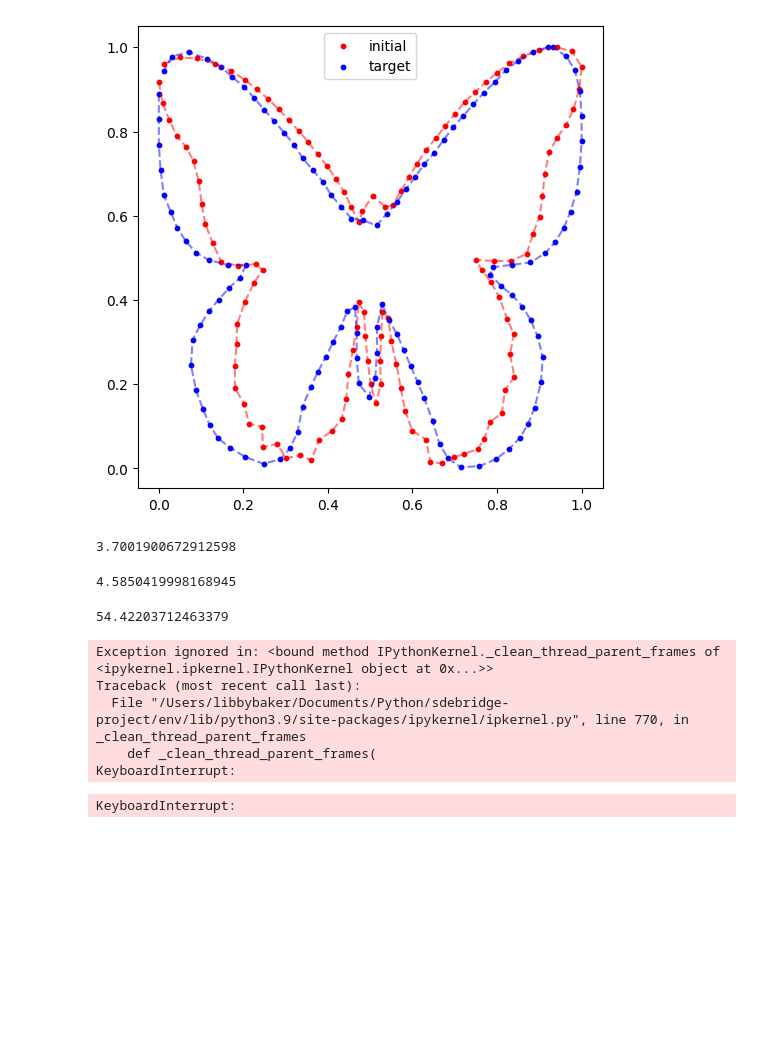
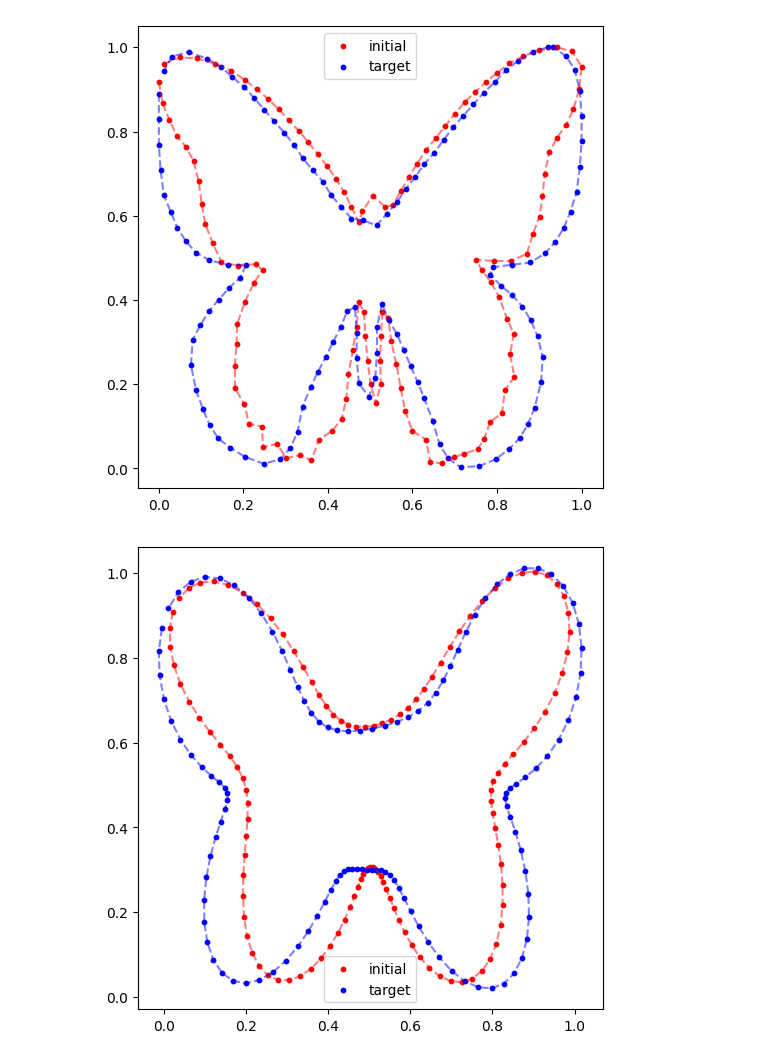
Before and after one commit to libbylbaker/infsdebridge, a Jupyter notebook: experiments/kunita_bridge_fourier.ipynb, the cells around one changed output. Saved outputs shown, nothing was run; the diff lists cells and outputs as text; code cells hidden in the pictures; blank space fills up the shorter version.

```diff
--- a/experiments/kunita_bridge_fourier.ipynb
+++ b/experiments/kunita_bridge_fourier.ipynb
@@ -24,19 +25,0 @@ n_samples = 100
-# %%
-def fourier_coefficients(array, num_bases):
-    """Array of shape [..., pts, dim]
-    Returns array of shape [..., :2*num_bases, dim]"""
-
-    complex_coefficients = jnp.fft.rfft(array, norm="forward", axis=-2)[..., :num_bases, :]
-    coeffs = jnp.stack([complex_coefficients.real, complex_coefficients.imag], axis=0)
-    coeffs = coeffs.reshape(*complex_coefficients.shape[:-2], -1, complex_coefficients.shape[-1])
-    return coeffs
-
-def inverse_fourier(coefficients, num_pts):
-    """Array of shape [..., 2*num_bases, dim]
-    Returns array of shape [..., num_pts, dim]"""
-    assert coefficients.shape[-2] % 2 == 0
-    num_bases = int(coefficients.shape[-2] / 2)
-    coeffs_real = coefficients[..., :num_bases, :]
-    coeffs_im = coefficients[..., num_bases:, :]
-    complex_coefficients = coeffs_real + 1j * coeffs_im
-    return jnp.fft.irfft(complex_coefficients, norm="forward", n=num_pts, axis=-2)
@@ -76,43 +50,16 @@ forward_trajs = sde.simulate_trajectories(initial_coeffs, 64, key)
-# %%
-import time
-
-start_time = time.time()
-for _ in range(10000):
-    sde.diffusion(initial_coeffs, _)
-end_time = time.time()
-total = end_time-start_time
-print(total)
-# %% [output]
-3.7001900672912598
-# %%
-initial_vals = jnp.tile(initial_coeffs, reps=(256, 1, 1))
-
-start_time = time.time()
-db.euler_and_grad_and_cov(sde, initial_vals, key)
-end_time = time.time()
-total = end_time-start_time
-print(total)
-# %% [output]
-4.5850419998168945
-# %%
-start_time = time.time()
-t = sde.simulate_trajectories(initial_coeffs, 512, key)
-sde.grad_and_covariance(t)
-end_time = time.time()
-total = end_time-start_time
-print(total)
-# %% [output]
-54.42203712463379
-# %%
-initial_vals = jnp.tile(initial_coeffs, reps=(256, 1, 1))
-trajs, grads, covs = db.euler_and_grad_and_cov(sde, initial_vals, key)
-# %% [output]
-Exception ignored in: <bound method IPythonKernel._clean_thread_parent_frames of <ipykernel.ipkernel.IPythonKernel object at 0x...>>
-Traceback (most recent call last):
-  File "/Users/libbybaker/Documents/Python/sdebridge-project/env/lib/python3.9/site-packages/ipykernel/ipkernel.py", line 770, in _clean_thread_parent_frames
-    def _clean_thread_parent_frames(
-KeyboardInterrupt:
-KeyboardInterrupt:
+# %%
+# plot butterflies reconstructed from coeffs
+
+initial_plt = inverse_fourier(initial_coeffs, 120)
+target_plt = inverse_fourier(target_coeffs, 120)
+
+fig, ax = plt.subplots(1, 1, figsize=(6, 6))
+ax = plot_butterfly_pts(initial_plt, ax, color='r', label='initial')
+ax = plot_butterfly_pts(target_plt, ax, color='b', label='target')
+ax.legend()
+plt.show()
+# %% [output]
+[figure, added]
 # %%
 from sdebridge.plotting import plot_single_trajectory
 
```
Also changed, not shown: parts of 9 cells of this notebook, 6 other files.
